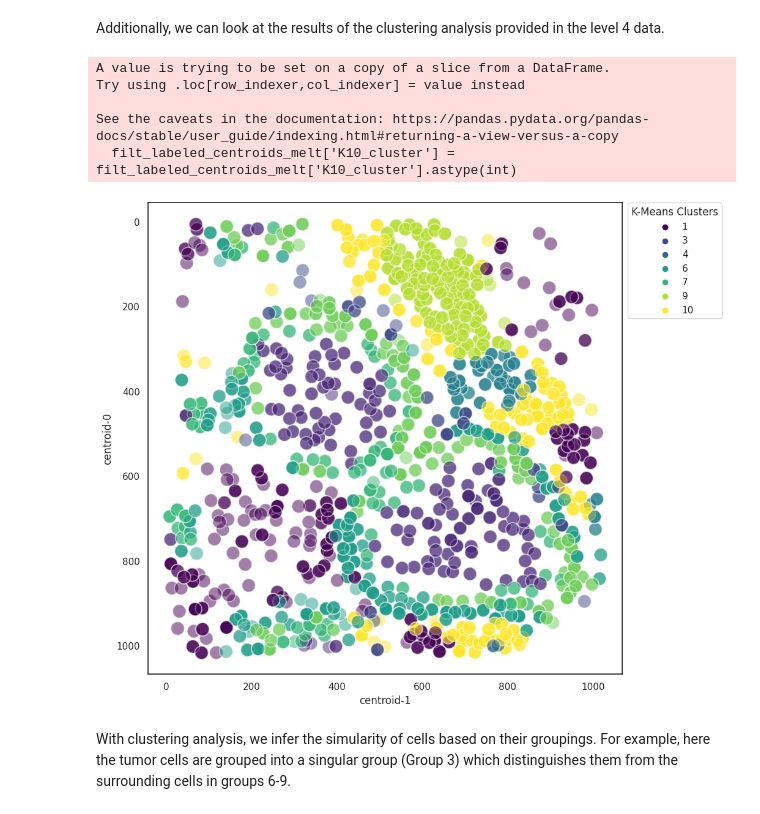
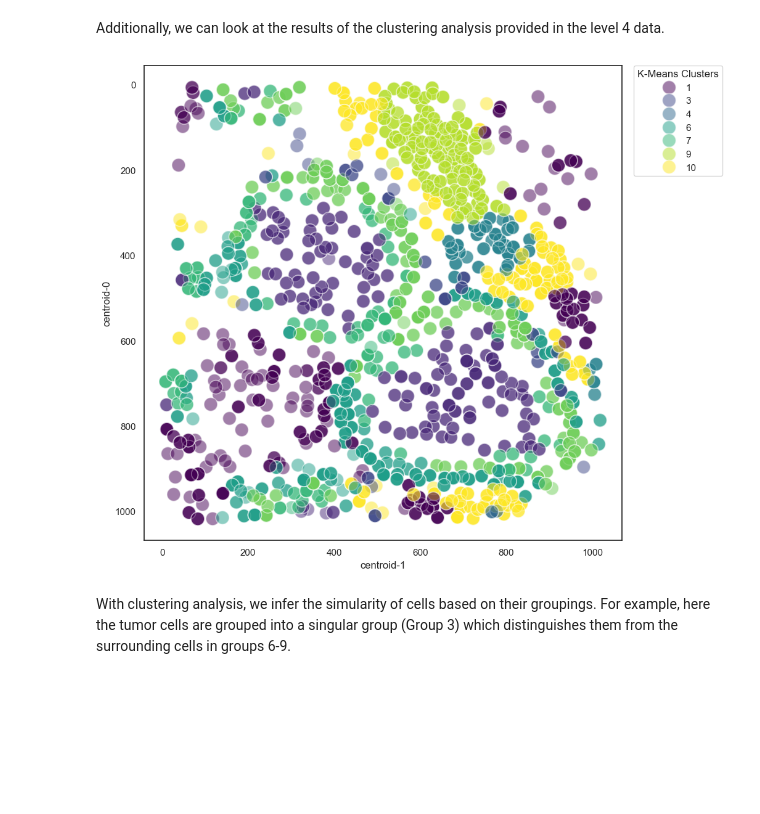
Before and after one commit to isb-cgc/Community-Notebooks, a Jupyter notebook: HTAN/Python Notebooks/Analyzing_HTAN_MIBI_Imaging_Data.ipynb, the cells around one changed output. Drawn from its saved outputs; the diff is of its cells as text; code cells hidden in the pictures; blank space fills up the shorter version.

```diff
--- a/HTAN/Python Notebooks/Analyzing_HTAN_MIBI_Imaging_Data.ipynb
+++ b/HTAN/Python Notebooks/Analyzing_HTAN_MIBI_Imaging_Data.ipynb
@@ -91,8 +101,7 @@ This query will pull the matrix for all normalized expression across **all cells
 # %%
 # We'll use the following query to fetch the Level 4 Imaging Counts from Google Cloud BigQuery
 mibi_l4 = client.query("""
-SELECT * FROM `isb-cgc-bq.HTAN.imaging_level4_Duke_mibi_current`
-
+SELECT * FROM `isb-cgc-bq.HTAN_versioned.imaging_level4_Duke_mibi_r4`
     """).result().to_dataframe()
 # %%
 # Let's check
@@ -293,11 +303,14 @@ The data table is then pivoted to a longer format and plotted.
 sns.set(rc={'figure.figsize':(10,10)})
 
 # Subset the merged data from earlier
-labeled_centroids = merged_mibi[['area','K10_cluster', 'cell_size','celllineage','phenotype',"centroid-0",'centroid-1',
-                        'ECADKRTCD45GLUT1', 'CK7', 'CK5','SMA', 'CD31', 'Tryptase','VIM','CD45', 'Tryptase']]
+labeled_centroids = merged_mibi[['area','K10_cluster', 'cell_size','celllineage',
+                                 'phenotype',"centroid-0",'centroid-1','ECADKRTCD45GLUT1',
+                                 'CK7', 'CK5','SMA', 'CD31', 'Tryptase','VIM','CD45', 'Tryptase']]
 
 # Reshape the data into a long format so all the markers can be used as hue groupings
-labeled_centroids_melt = labeled_centroids.melt(id_vars=['area','K10_cluster','celllineage','phenotype','cell_size',"centroid-0",'centroid-1'])
+labeled_centroids_melt = labeled_centroids.melt(id_vars=['area','K10_cluster','celllineage',
+                                                         'phenotype','cell_size',"centroid-0",
+                                                         'centroid-1'])
 # Remove markers with 0 expression
 filt_labeled_centroids_melt = labeled_centroids_melt[labeled_centroids_melt.value > 0]
 # %%
@@ -326,17 +341,14 @@ In the figure above, we can see the cell lineage distributions are consistent wi
 Additionally, we can look at the results of the clustering analysis provided in the level 4 data.
 # %%
 # Plot the clustering data
-filt_labeled_centroids_melt['K10_cluster'] = filt_labeled_centroids_melt['K10_cluster'].astype(int)
-g=sns.scatterplot(y="centroid-0", x="centroid-1", s=250, hue ='K10_cluster', data=filt_labeled_centroids_melt, alpha = 0.5, palette="viridis")
+filt_labeled_centroids_melt.loc[:, 'K10_cluster'] = filt_labeled_centroids_melt['K10_cluster']\
+                                                    .astype(int)
+g=sns.scatterplot(y="centroid-0", x="centroid-1", s=250, hue ='K10_cluster',
+                  data=filt_labeled_centroids_melt, alpha = 0.5, palette="viridis")
 sns.move_legend(g, "upper right", title='K-Means Clusters', bbox_to_anchor=(1.22, 1.01))
 g.invert_yaxis()
 # %% [output]
-A value is trying to be set on a copy of a slice from a DataFrame.
-Try using .loc[row_indexer,col_indexer] = value instead
-
-See the caveats in the documentation: https://pandas.pydata.org/pandas-docs/stable/user_guide/indexing.html#returning-a-view-versus-a-copy
-  filt_labeled_centroids_melt['K10_cluster'] = filt_labeled_centroids_melt['K10_cluster'].astype(int)
-[figure, old version]
+[figure, new version]
 # %% [markdown]
 With clustering analysis, we infer the simularity of cells based on their groupings. For example, here the tumor cells are grouped into a singular group (Group 3) which distinguishes them from the surrounding cells in groups 6-9.
 # %% [markdown]
```
Also changed, not shown: parts of 15 cells of this notebook.
